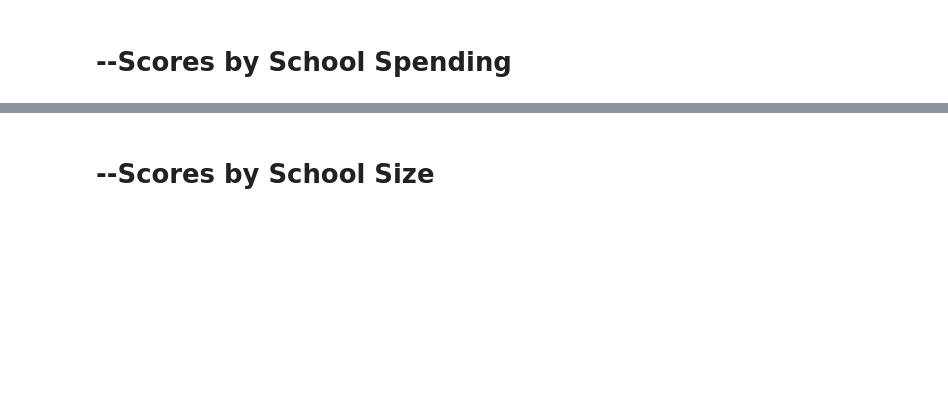
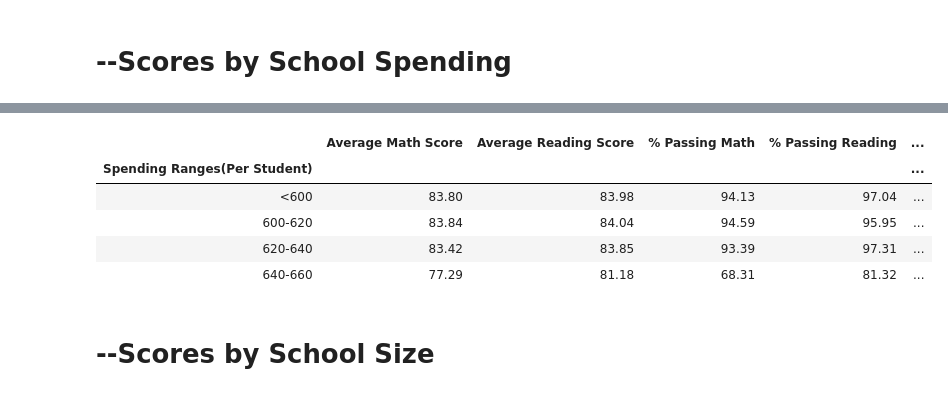
Before and after one commit to PanaratDuke/pandas-challenge, a Jupyter notebook: PyCitySchools.ipynb, the cells around one changed output, grey strips where cells are left out. Cells and saved outputs as stored; diff of their text form; code cells hidden in the pictures; blank space fills up the shorter version.

```diff
--- a/PyCitySchools.ipynb
+++ b/PyCitySchools.ipynb
@@ -277,6 +386,7 @@ school_summary_report.columns
 # %%
-scores_spending_df = school_summary_report[['Per Student Budget',
+#--Returning a copy using .loc (faster way than returning a view)
+# dfmi.loc[:, ('one', 'second')]
+scores_spending_df = school_summary_report.loc[:,('Per Student Budget',
                                            'Average Math Score', 'Average Reading Score',
                                            '% Passing Math', '% Passing Reading',
-                                            '% Overall Passing Rate']]
-scores_spending_df.head()
+                                            '% Overall Passing Rate')]
@@ -293,19 +401,23 @@ group_names = ['<585', '585-615', '615-645','645-675']
+# %%
+# Create the bins in which Data will be held
+bins = [580,600, 620, 640, 660]
+group_names = ['<600', '600-620', '620-640','640-660']
 # %%
+#--Categorize data into segment
 scores_spending_bin = scores_spending_df
-scores_spending_bin["Spending Ranges(Per Student)"] = pd.cut(scores_spending_df["Per Student Budget"], bins, labels=group_names)
+scores_spending_bin["Spending Ranges(Per Student)"] = pd.cut(scores_spending_df['Per Student Budget'], bins, labels=group_names)
 
-
-# scores_spending_bin_report = scores_spending_bin.groupby('Spending Ranges(Per Student)')
-
-# scores_spending_bin = scores_spending_df
-# scores_spending_bin["Spending Ranges(Per Student)"] = pd.cut(scores_spending_df["Per Student Budget"], bins, labels=group_names)
-
-
-scores_spending_bin_report = scores_spending_bin.groupby('Spending Ranges(Per Student)')
-# scores_spending_bin_report.reset_index()
-# scores_spending_bin_report = scores_spending_bin.loc[['Spending Ranges(Per Student)','Average Math Score', 'Average Reading Score',
-#                                            '% Passing Math', '% Passing Reading',
-#                                             '% Overall Passing Rate']]
+#--Groupby excludes 'Per Student Budget' column
+scores_spending_bin_report = scores_spending_bin.groupby(["Spending Ranges(Per Student)"])[['Average Math Score', 'Average Reading Score',
+                                           '% Passing Math', '% Passing Reading',
+                                            '% Overall Passing Rate']]
 scores_spending_bin_report.max()
+# %% [output]
+|  | Average Math Score | Average Reading Score | % Passing Math | % Passing Reading | ... |
+| Spending Ranges(Per Student) |  |  |  |  | ... |
+| <600 | 83.80 | 83.98 | 94.13 | 97.04 | ... |
+| 600-620 | 83.84 | 84.04 | 94.59 | 95.95 | ... |
+| 620-640 | 83.42 | 83.85 | 93.39 | 97.31 | ... |
+| 640-660 | 77.29 | 81.18 | 68.31 | 81.32 | ... |
 # %% [markdown]
 # --Scores by School Size
```
Also changed, not shown: parts of 29 cells of this notebook, 1 other file.
